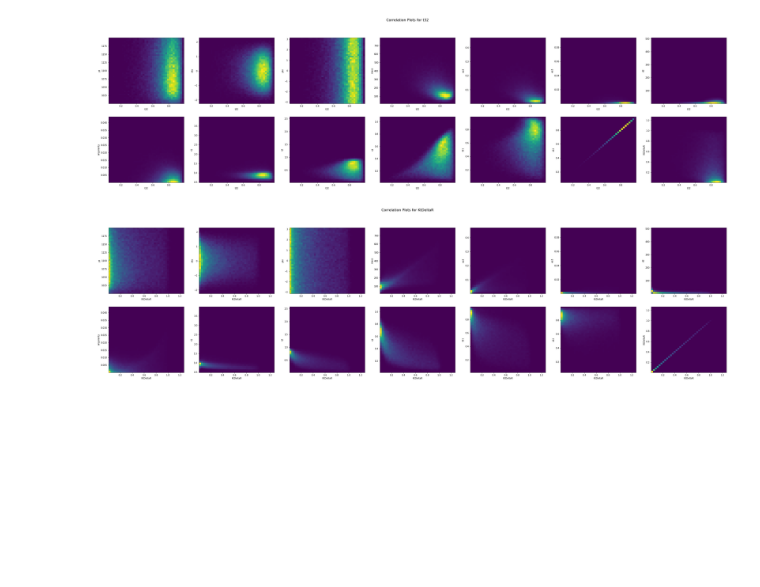
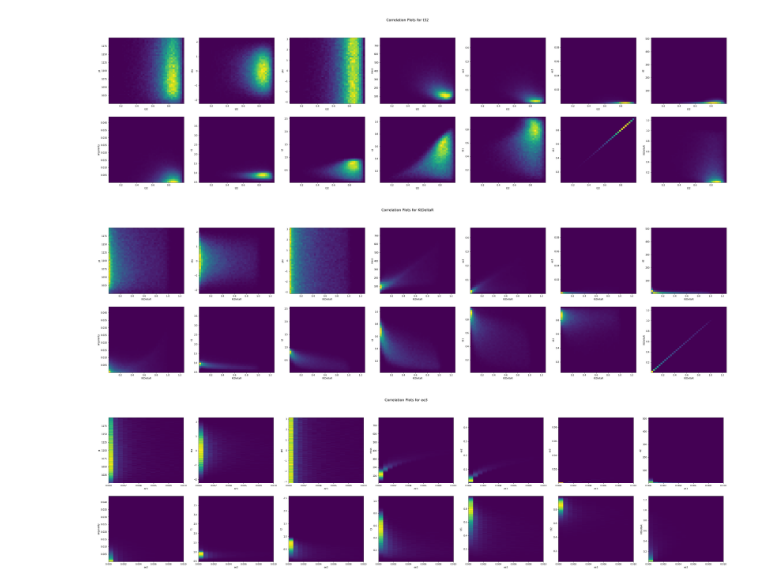
Before and after one commit to afspicciati/Phys-434, a Jupyter notebook: Lab5.ipynb, the cells around one changed output. Cells and saved outputs as stored; diff of their text form; code cells hidden in the pictures; blank space fills up the shorter version.

```diff
--- a/Lab5.ipynb
+++ b/Lab5.ipynb
@@ -170,3 +170,7 @@ for i in qcd.keys():
 [figure]
 [figure]
 [figure]
+# %%
+correlation_plot2(qcd,'ee3',bins=150,xmin=0,xmax=0.01)
+# %% [output]
+[figure, added]
```
Also changed, not shown: parts of 11 cells of this notebook, 1 other file.
